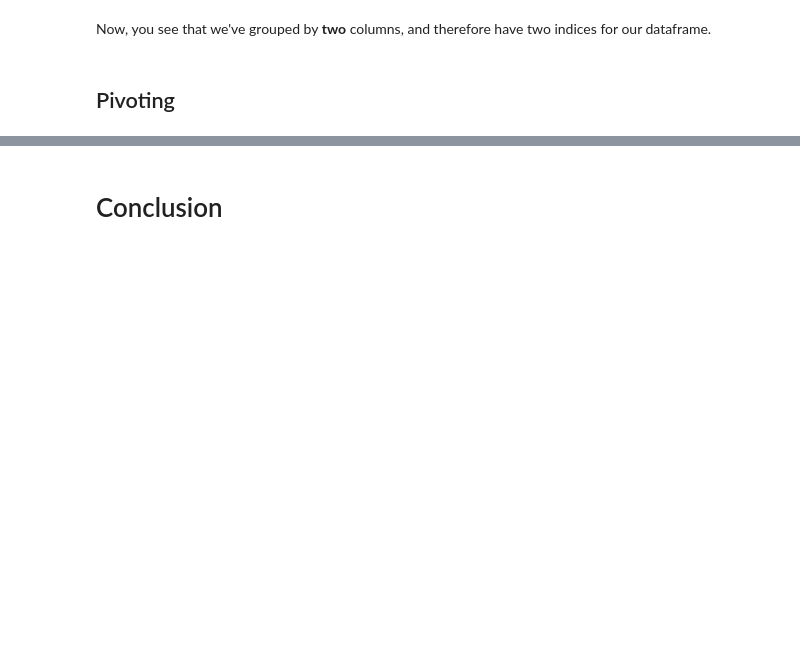
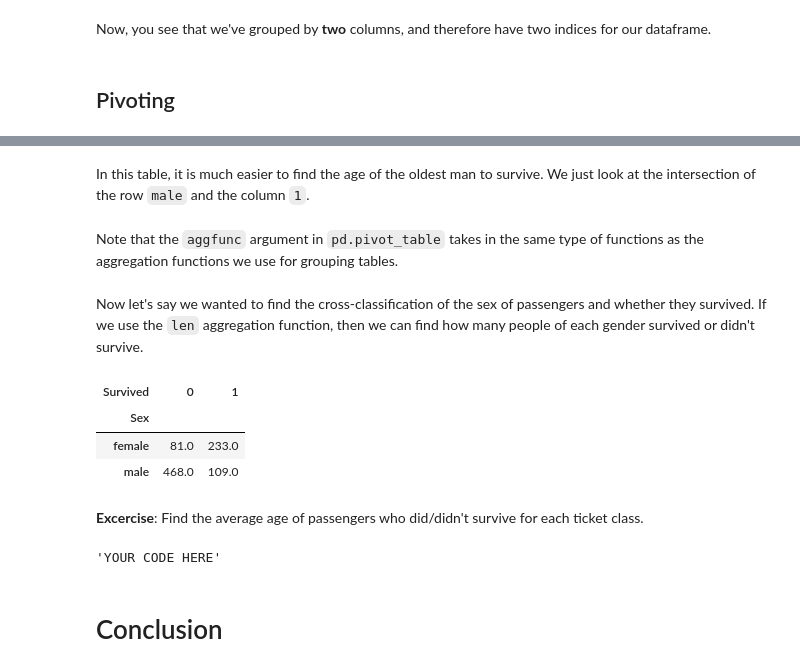
Before and after one commit to SUSA-org/Spring-2020-Career-Exploration, a Jupyter notebook: Lectures/Lecture3/Numpy and Pandas.ipynb, the cells around one changed output, grey strips where cells are left out. Saved outputs shown, nothing was run; the diff lists cells and outputs as text; code cells hidden in the pictures; blank space fills up the shorter version.

```diff
--- a/Lectures/Lecture3/Numpy and Pandas.ipynb
+++ b/Lectures/Lecture3/Numpy and Pandas.ipynb
@@ -923,3 +940,26 @@ Now, you see that we've grouped by **two** columns, and therefore have two indic
+# %% [markdown]
+In this table, it is much easier to find the age of the oldest man to survive. We just look at the intersection of the row `male` and the column `1`.
+# %% [markdown]
+Note that the `aggfunc` argument in `pd.pivot_table` takes in the same type of functions as the aggregation functions we use for grouping tables.
+# %% [markdown]
+Now let's say we wanted to find the cross-classification of the sex of passengers and whether they survived. If we use the `len` aggregation function, then we can find how many people of each gender survived or didn't survive.
+# %%
+pd.pivot_table(titanic_train,
+               index='Sex',         # Index for rows
+               columns='Survived',        # Columns
+               values='Age',        # Values in table
+               aggfunc= len) # Aggregation function
+# %% [output]
+| Survived | 0 | 1 |
+| Sex |  |  |
+| female | 81.0 | 233.0 |
+| male | 468.0 | 109.0 |
+# %% [markdown]
+**Excercise**: Find the average age of passengers who did/didn't survive for each ticket class.
+# %%
+"""YOUR CODE HERE"""
+# %% [output]
+'YOUR CODE HERE'
 # %% [markdown]
 # Conclusion
 # %% [markdown]
```
Also changed, not shown: parts of 16 cells of this notebook, 1 other file.
